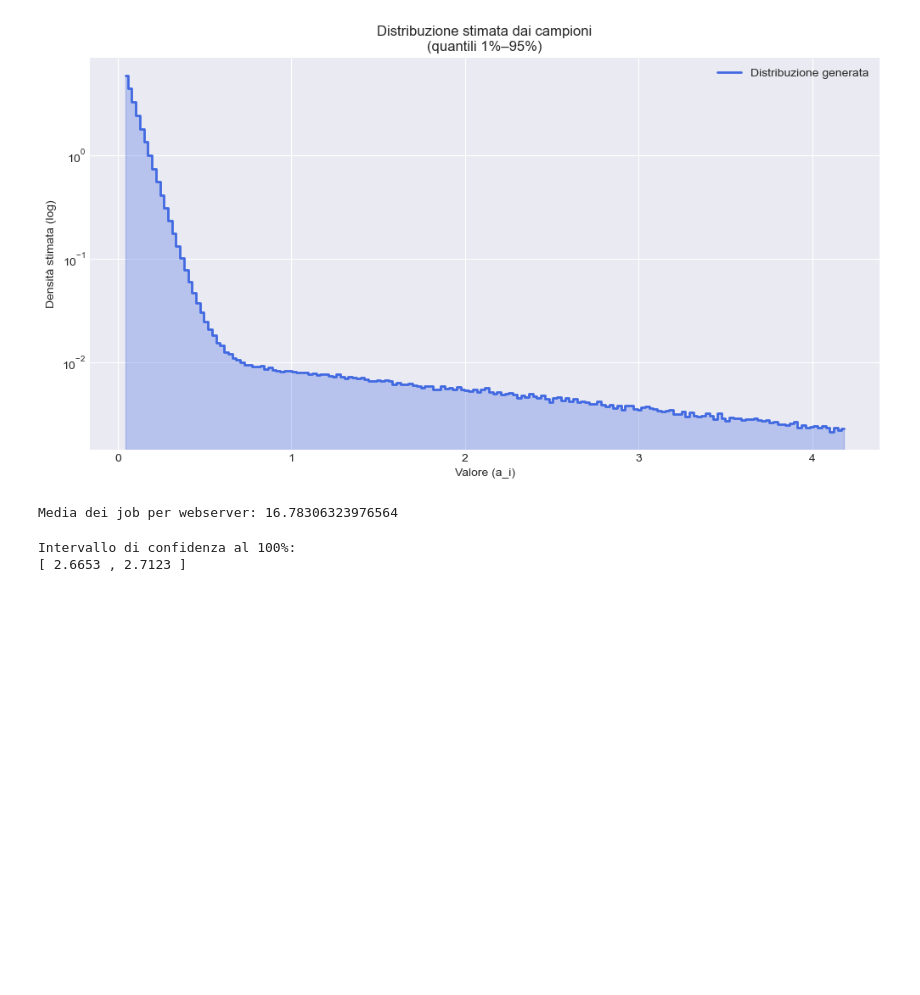
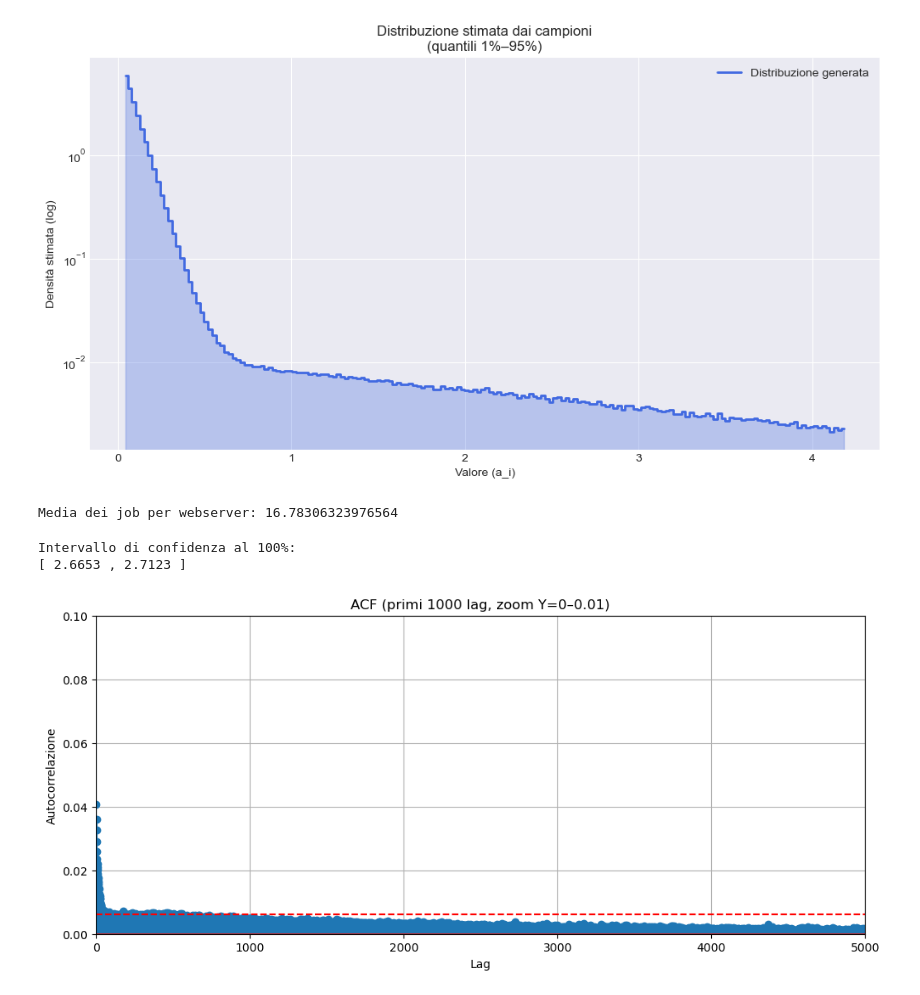
Before and after one commit to flavio-simonelli/LoadBalancingSimulation, a Jupyter notebook: output/PlotPrinter.ipynb, the cells around one changed output. Cells and saved outputs as stored; diff of their text form; code cells hidden in the pictures; blank space fills up the shorter version.

Commit message:
Autocorrelazione

```diff
--- a/output/PlotPrinter.ipynb
+++ b/output/PlotPrinter.ipynb
@@ -383,3 +383,34 @@ print(f"[ {ci[0]:.4f} , {ci[1]:.4f} ]")
 # %% [output]
 Intervallo di confidenza al 100%:
 [ 2.6653 , 2.7123 ]
+# %%
+import pandas as pd
+import matplotlib.pyplot as plt
+
+df = pd.read_csv("csv/autocorrelation.csv")
+df["lag"] = pd.to_numeric(df["lag"])
+df["autocorrelation"] = pd.to_numeric(df["autocorrelation"])
+
+plt.figure(figsize=(12,5))
+plt.stem(df["lag"], df["autocorrelation"])
+
+# Zoom verticale come prima
+plt.ylim(0, 0.1)
+
+# 👇 Zoom orizzontale: mostra solo i primi 1000 lag
+plt.xlim(0, 5000)
+
+# Linee di confidenza
+N = len(df)
+se = 1/ (N ** 0.5)
+ci95 = 1.96 * se
+plt.axhline(y= ci95, color='red', linestyle='--')
+plt.axhline(y=-ci95, color='red', linestyle='--')
+
+plt.xlabel("Lag")
+plt.ylabel("Autocorrelazione")
+plt.title("ACF (primi 1000 lag, zoom Y=0–0.01)")
+plt.grid(True)
+plt.show()
+# %% [output]
+[figure, added]
```
Also changed, not shown: 2 other files.
